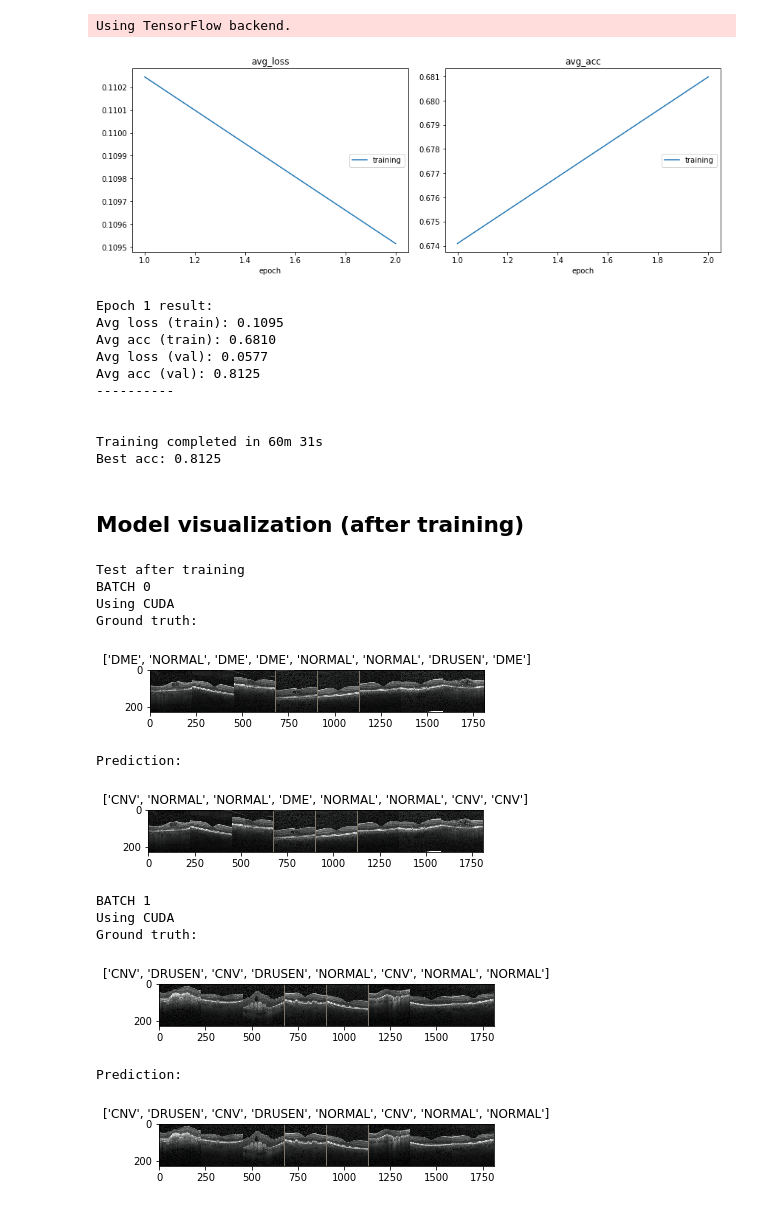
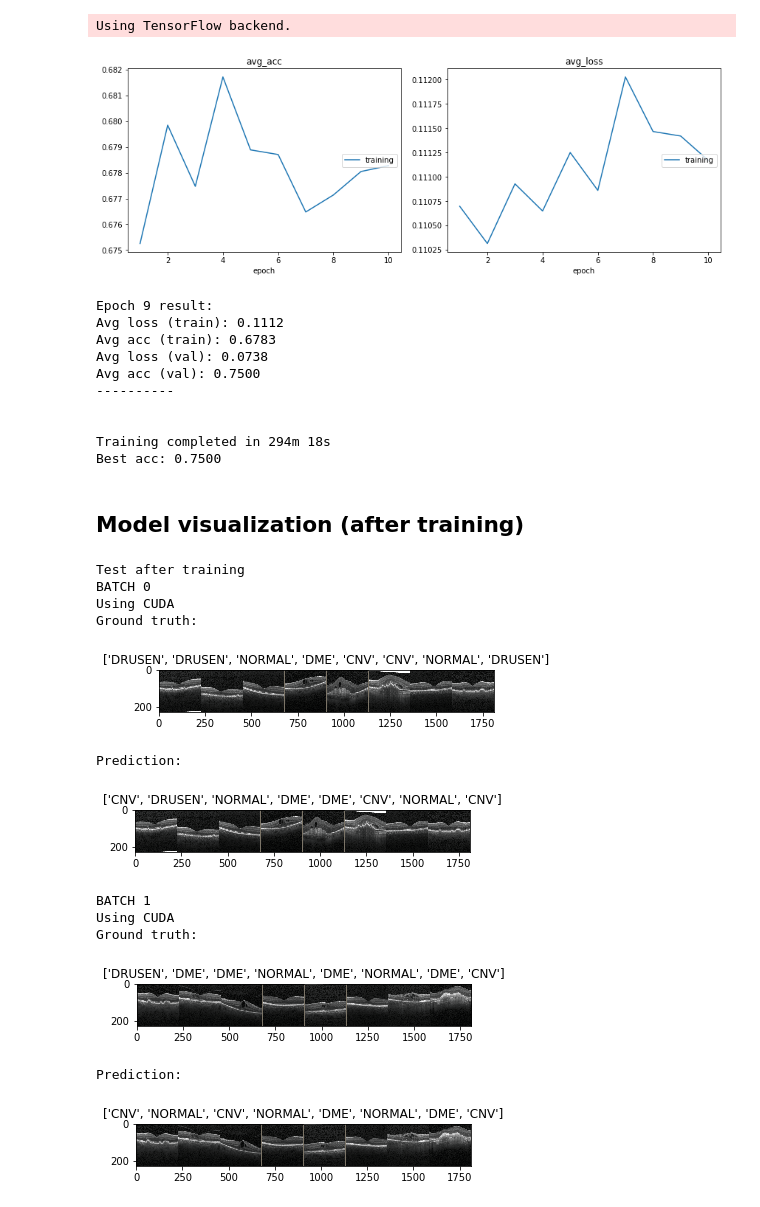
Before and after one commit to carloalbertobarbano/pytorch_tests, a Jupyter notebook: VGG-16/VGG16_v2-OCT2017_Retina.ipynb, the cells around one changed output. Saved outputs shown, nothing was run; the diff lists cells and outputs as text; code cells hidden in the pictures.

Commit message:
Trained VGG_v2 OCT Retina

```diff
--- a/VGG-16/VGG16_v2-OCT2017_Retina.ipynb
+++ b/VGG-16/VGG16_v2-OCT2017_Retina.ipynb
@@ -340,19 +361,19 @@ def train_model(vgg, model, criterion, optimizer, scheduler, num_epochs=10):
 # %% [output]
 Using TensorFlow backend.
 # %%
-model = train_model(vgg16, model, criterion, optimizer_ft, exp_lr_scheduler, num_epochs=2)
+model = train_model(vgg16, model, criterion, optimizer_ft, exp_lr_scheduler, num_epochs=10)
 # %% [output]
-[figure, old version]
+[figure, new version]
-Epoch 1 result:
-Avg loss (train): 0.1095
-Avg acc (train): 0.6810
-Avg loss (val): 0.0577
-Avg acc (val): 0.8125
+Epoch 9 result:
+Avg loss (train): 0.1112
+Avg acc (train): 0.6783
+Avg loss (val): 0.0738
+Avg acc (val): 0.7500
 ----------
 
 
-Training completed in 60m 31s
-Best acc: 0.8125
+Training completed in 294m 18s
+Best acc: 0.7500
 # %% [markdown]
 ## Model visualization (after training)
 # %%
@@ -363,15 +384,15 @@ Test after training
 BATCH 0
 Using CUDA
 Ground truth:
-[figure, old version]
+[figure, new version]
 Prediction:
-[figure, old version]
+[figure, new version]
 BATCH 1
 Using CUDA
 Ground truth:
-[figure, old version]
+[figure, new version]
 Prediction:
-[figure, old version]
+[figure, new version]
 # %%
 torch.save(model.state_dict(), 'VGG16_v2-OCT_Retina.pt')
 # %%
```
Also changed, not shown: parts of 8 cells of this notebook, 1 other file.
